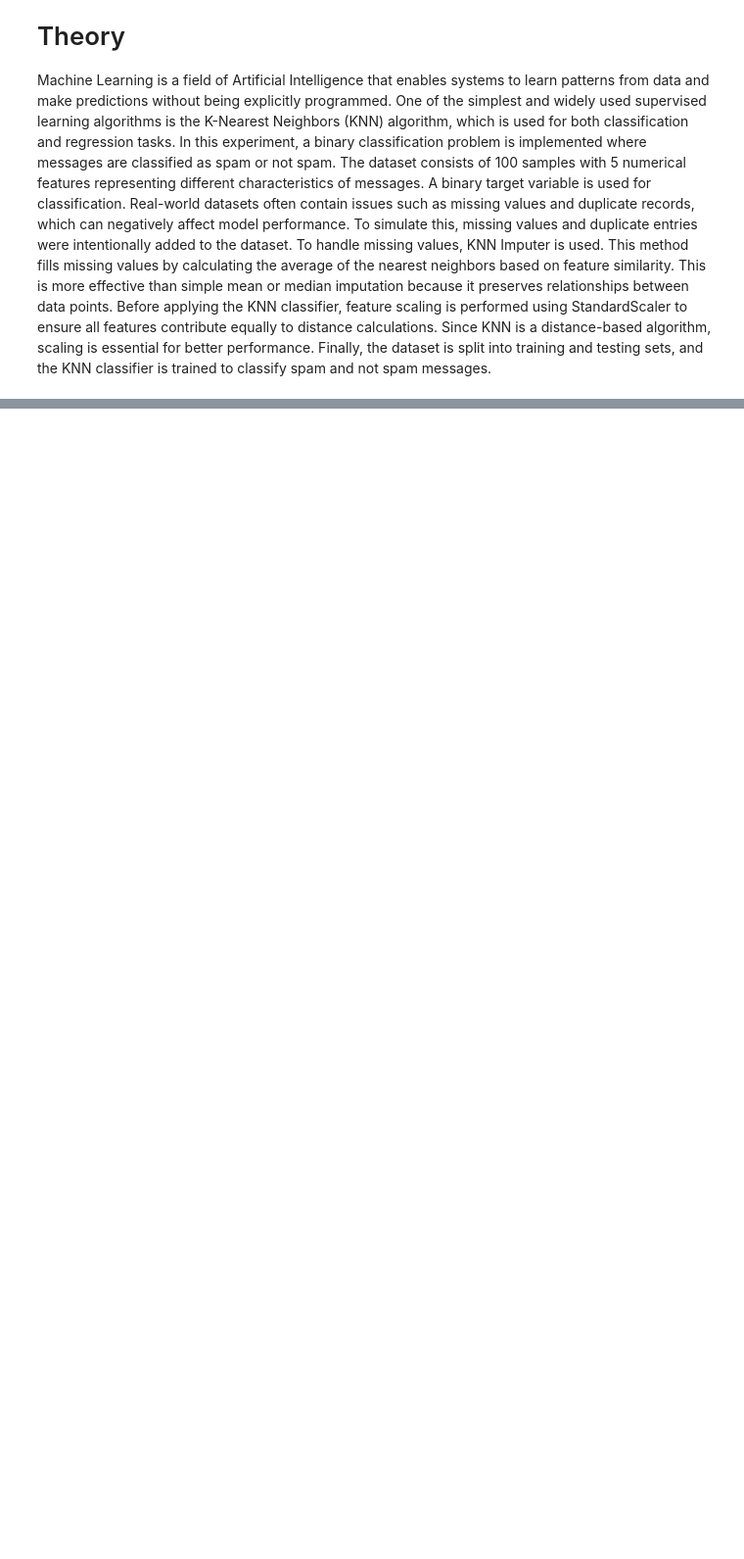
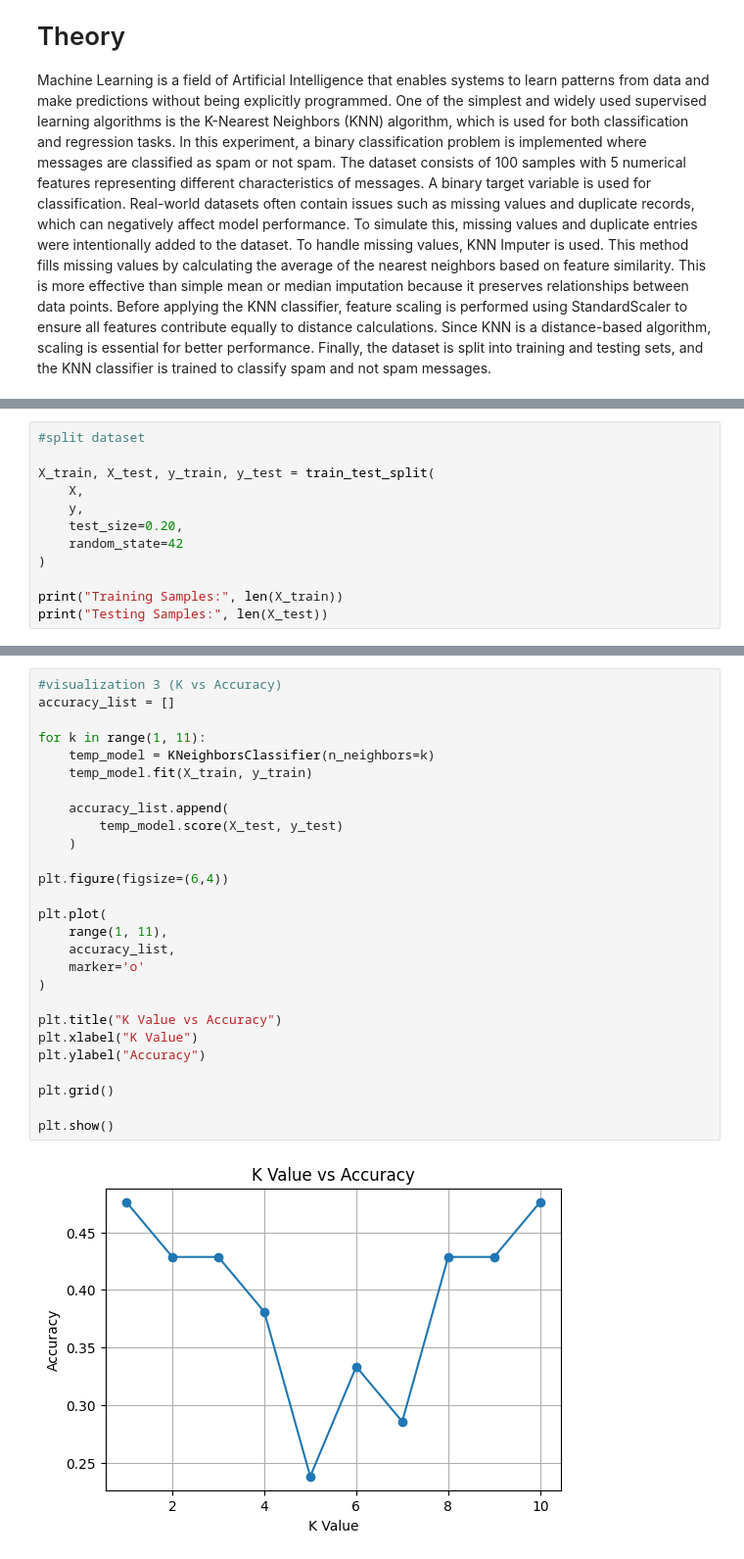
Before and after one commit to sovanashresthaa/KNN-ML, a Jupyter notebook: 079.ipynb, the cells around one changed output, grey strips where cells are left out. Shown at 98% size. Cells and saved outputs as stored; diff of their text form; blank space fills up the shorter version.

```diff
--- a/079.ipynb
+++ b/079.ipynb
@@ -87,0 +118,12 @@ plt.show()
+# %%
+#split dataset
+
+X_train, X_test, y_train, y_test = train_test_split(
+    X,
+    y,
+    test_size=0.20,
+    random_state=42
+)
+
+print("Training Samples:", len(X_train))
+print("Testing Samples:", len(X_test))
@@ -88,3 +212,32 @@ plt.show()
+# %%
+#visualization 3 (K vs Accuracy)
+accuracy_list = []
+
+for k in range(1, 11):
+    temp_model = KNeighborsClassifier(n_neighbors=k)
+    temp_model.fit(X_train, y_train)
+
+    accuracy_list.append(
+        temp_model.score(X_test, y_test)
+    )
+
+plt.figure(figsize=(6,4))
+
+plt.plot(
+    range(1, 11),
+    accuracy_list,
+    marker='o'
+)
+
+plt.title("K Value vs Accuracy")
+plt.xlabel("K Value")
+plt.ylabel("Accuracy")
+
+plt.grid()
+
+plt.show()
+# %% [output]
+[figure, added]
 # %% [markdown]
 #   Discussion
 
```
Also changed, not shown: parts of 15 cells of this notebook.
